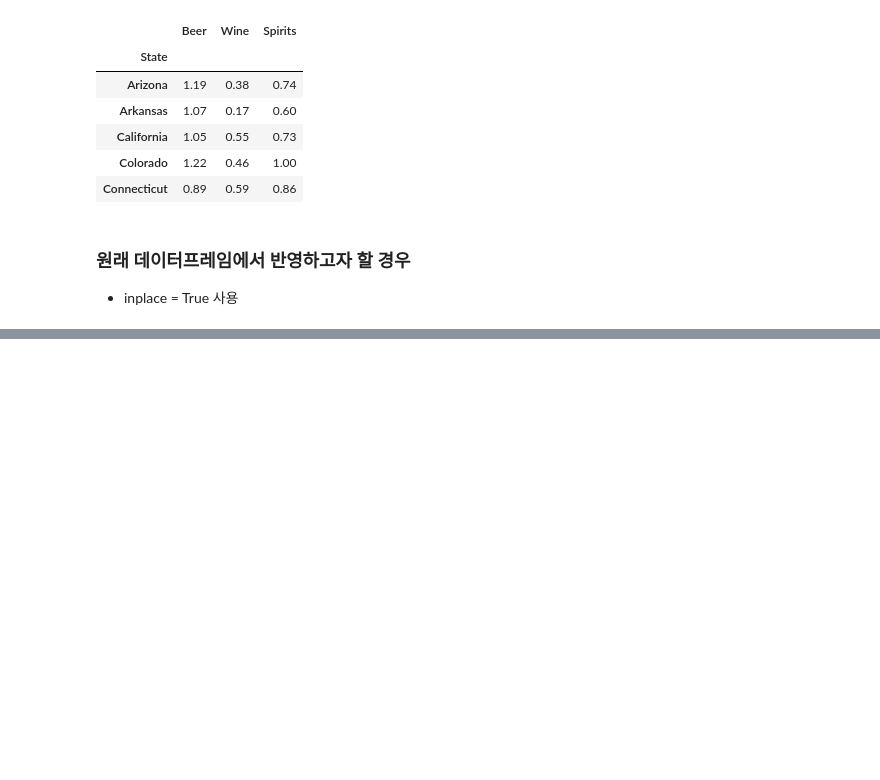
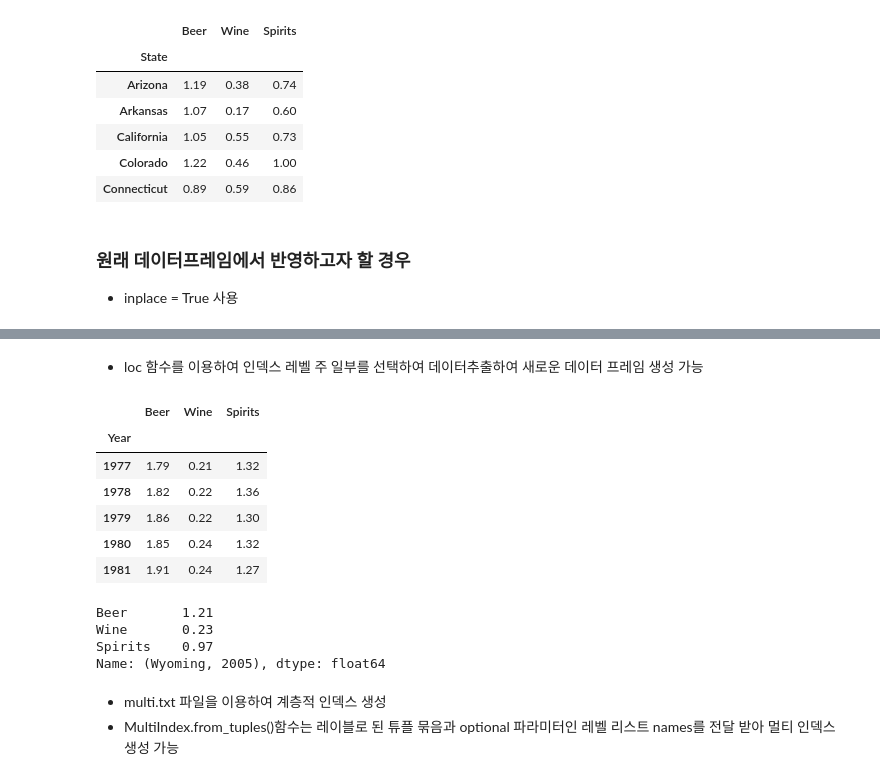
Before and after one commit to GeonKimdcu/python, a Jupyter notebook: dataMining/UNIT 32.ipynb, the cells around one changed output, grey strips where cells are left out. Saved outputs shown, nothing was run; the diff lists cells and outputs as text; code cells hidden in the pictures; blank space fills up the shorter version.

```diff
--- a/dataMining/UNIT 32.ipynb
+++ b/dataMining/UNIT 32.ipynb
@@ -158,0 +229,22 @@ alco2009.drop(["Alabama", "Alaska"], inplace = True)
+# %% [markdown]
+- loc 함수를 이용하여 인덱스 레벨 주 일부를 선택하여 데이터추출하여 새로운 데이터 프레임 생성 가능
+# %%
+alco.loc['Wyoming'].head()
+# %% [output]
+|  | Beer | Wine | Spirits |
+| Year |  |  |  |
+| 1977 | 1.79 | 0.21 | 1.32 |
+| 1978 | 1.82 | 0.22 | 1.36 |
+| 1979 | 1.86 | 0.22 | 1.30 |
+| 1980 | 1.85 | 0.24 | 1.32 |
+| 1981 | 1.91 | 0.24 | 1.27 |
+# %%
+alco.loc['Wyoming', 2005].head()
+# %% [output]
+Beer       1.21
+Wine       0.23
+Spirits    0.97
+Name: (Wyoming, 2005), dtype: float64
+# %% [markdown]
+- multi.txt 파일을 이용하여 계층적 인덱스 생성
+- MultiIndex.from_tuples()함수는 레이블로 된 튜플 묶음과 optional 파라미터인 레벨 리스트 names를 전달 받아 멀티 인덱스 생성 가능
```
Also changed, not shown: parts of 12 cells of this notebook, 1 other file.
